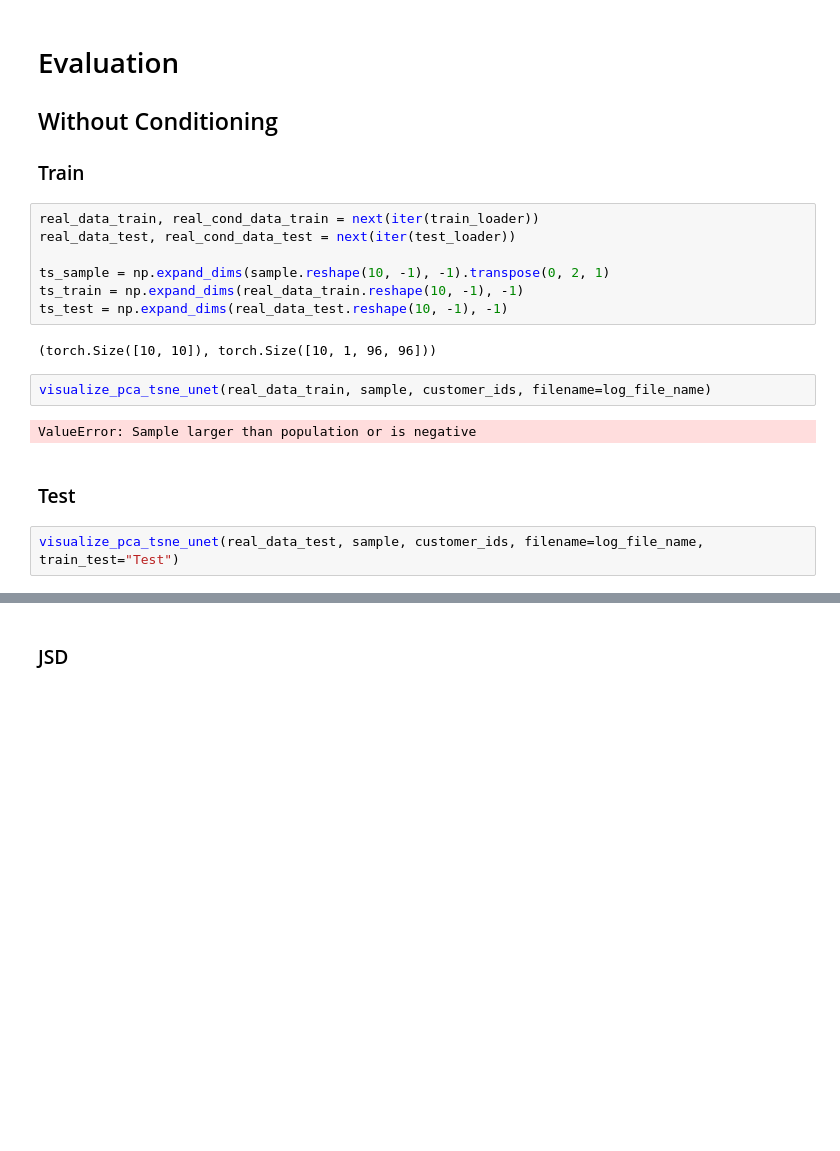
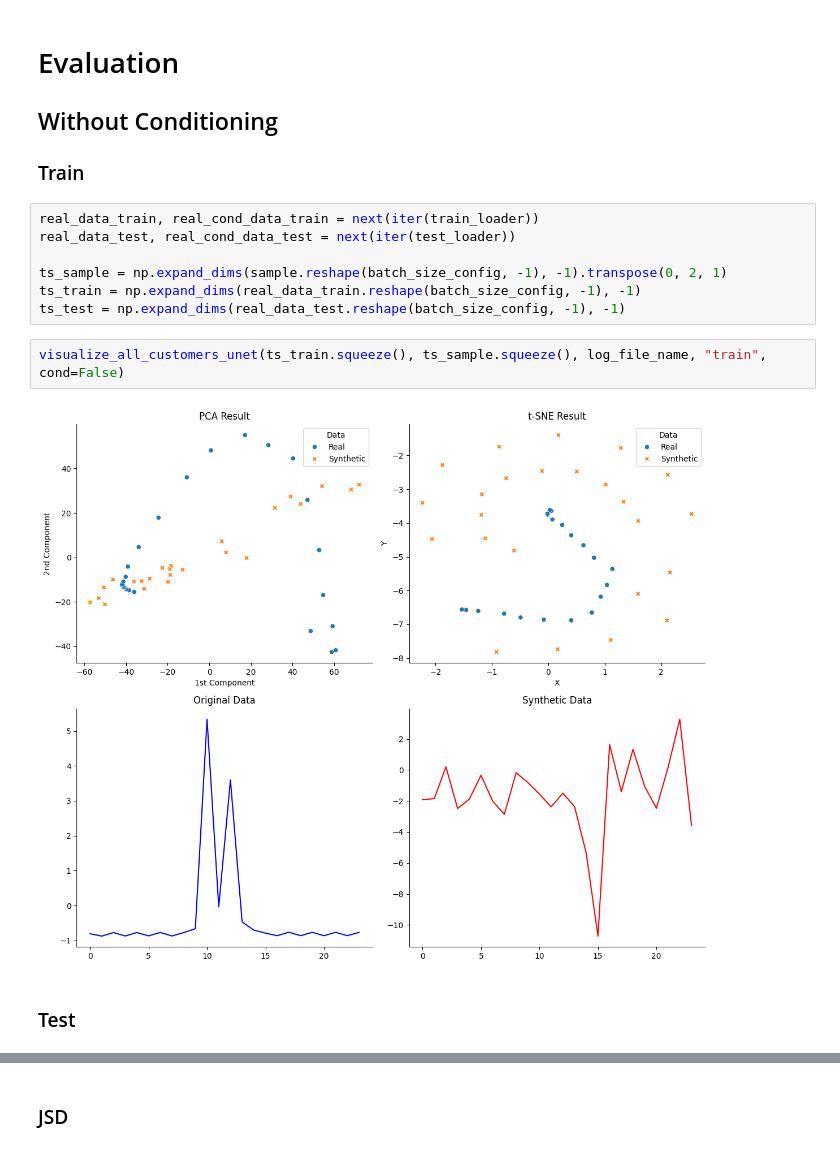
Before and after one commit to 4rn3/Thesis, a Jupyter notebook: src/main_C_Unet.ipynb, the cells around one changed output, grey strips where cells are left out. Drawn from its saved outputs; the diff is of its cells as text; blank space fills up the shorter version.

Commit message:
add viz all customers

```diff
--- a/src/main_C_Unet.ipynb
+++ b/src/main_C_Unet.ipynb
@@ -224,16 +225,12 @@ plot_samples(sample, title="No conditioning train")
 real_data_train, real_cond_data_train = next(iter(train_loader))
 real_data_test, real_cond_data_test = next(iter(test_loader))
 
-ts_sample = np.expand_dims(sample.reshape(10, -1), -1).transpose(0, 2, 1)
-ts_train = np.expand_dims(real_data_train.reshape(10, -1), -1)
-ts_test = np.expand_dims(real_data_test.reshape(10, -1), -1)
+ts_sample = np.expand_dims(sample.reshape(batch_size_config, -1), -1).transpose(0, 2, 1)
+ts_train = np.expand_dims(real_data_train.reshape(batch_size_config, -1), -1)
+ts_test = np.expand_dims(real_data_test.reshape(batch_size_config, -1), -1)
-# %% [output]
-(torch.Size([10, 10]), torch.Size([10, 1, 96, 96]))
-# %%
-visualize_pca_tsne_unet(real_data_train, sample, customer_ids, filename=log_file_name)
-# %% [output]
-ValueError: Sample larger than population or is negative
+# %%
+visualize_all_customers_unet(ts_train.squeeze(), ts_sample.squeeze(), log_file_name, "train", cond=False)
+# %% [output]
+[figure, added]
 # %% [markdown]
 ### Test
-# %%
-visualize_pca_tsne_unet(real_data_test, sample, customer_ids, filename=log_file_name, train_test="Test")
```
Also changed, not shown: parts of 18 cells of this notebook, 1 other file.
